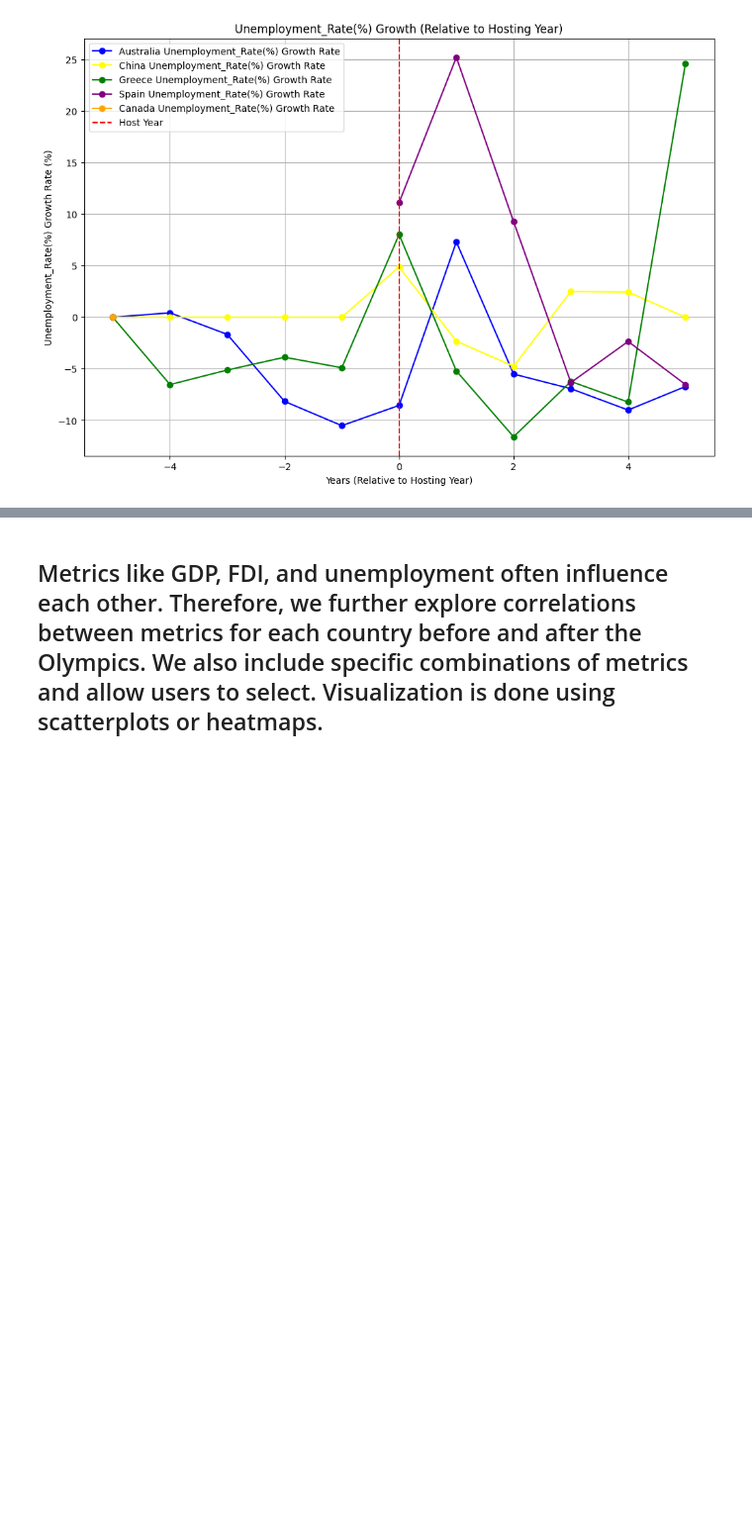
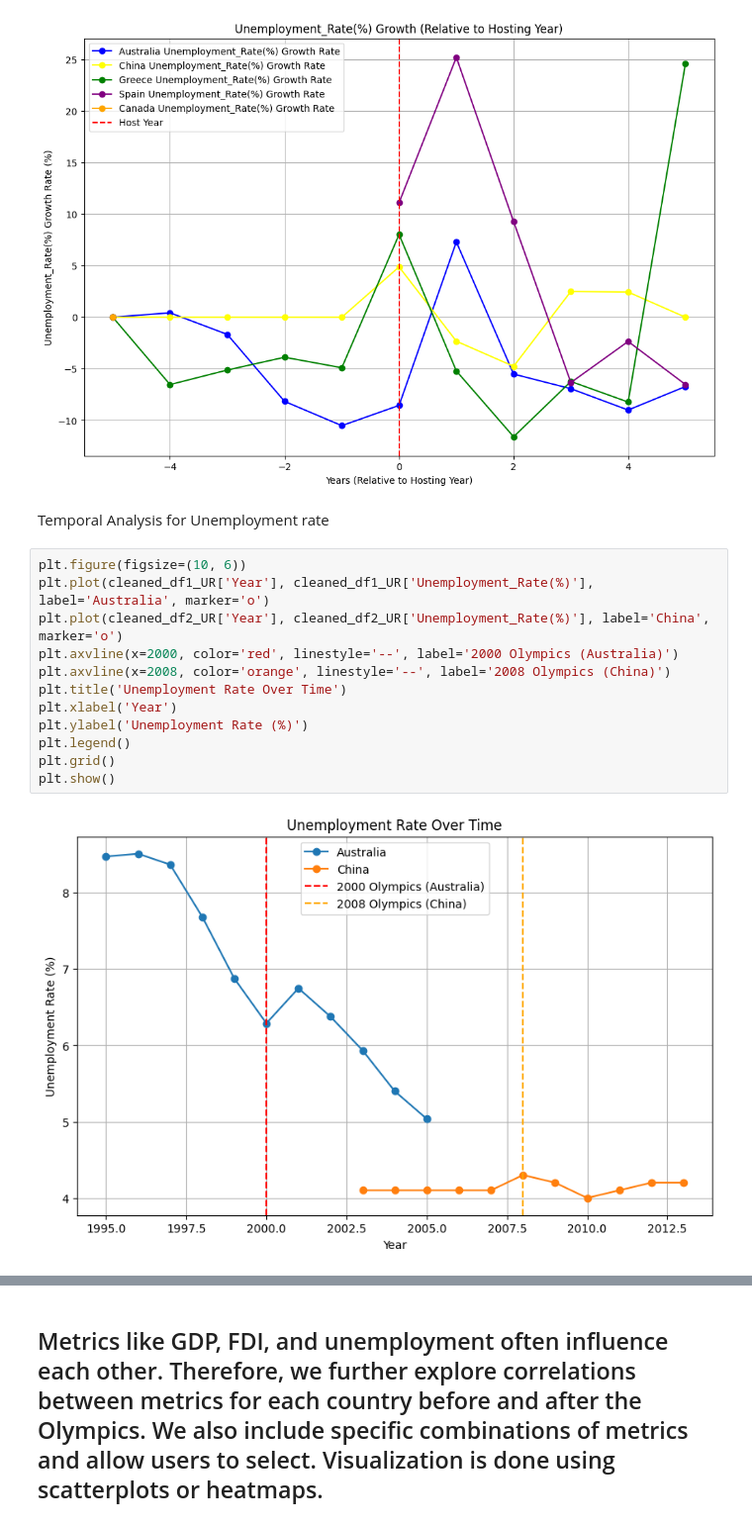
Before and after one commit to Ray-Gizzy/2024Fall_projects, a Jupyter notebook: Visualization.ipynb, the cells around one changed output, grey strips where cells are left out. Shown at 99% size. Drawn from its saved outputs; the diff is of its cells as text; blank space fills up the shorter version.

```diff
--- a/Visualization.ipynb
+++ b/Visualization.ipynb
@@ -1678,3 +1678,19 @@ growth_rate_plot(
 )
 # %% [output]
 [figure]
+# %% [markdown]
+Temporal Analysis for Unemployment rate
+# %%
+plt.figure(figsize=(10, 6))
+plt.plot(cleaned_df1_UR['Year'], cleaned_df1_UR['Unemployment_Rate(%)'], label='Australia', marker='o')
+plt.plot(cleaned_df2_UR['Year'], cleaned_df2_UR['Unemployment_Rate(%)'], label='China', marker='o')
+plt.axvline(x=2000, color='red', linestyle='--', label='2000 Olympics (Australia)')
+plt.axvline(x=2008, color='orange', linestyle='--', label='2008 Olympics (China)')
+plt.title('Unemployment Rate Over Time')
+plt.xlabel('Year')
+plt.ylabel('Unemployment Rate (%)')
+plt.legend()
+plt.grid()
+plt.show()
+# %% [output]
+[figure, added]
```
Also changed, not shown: parts of 1 cell of this notebook, 1 other file.
